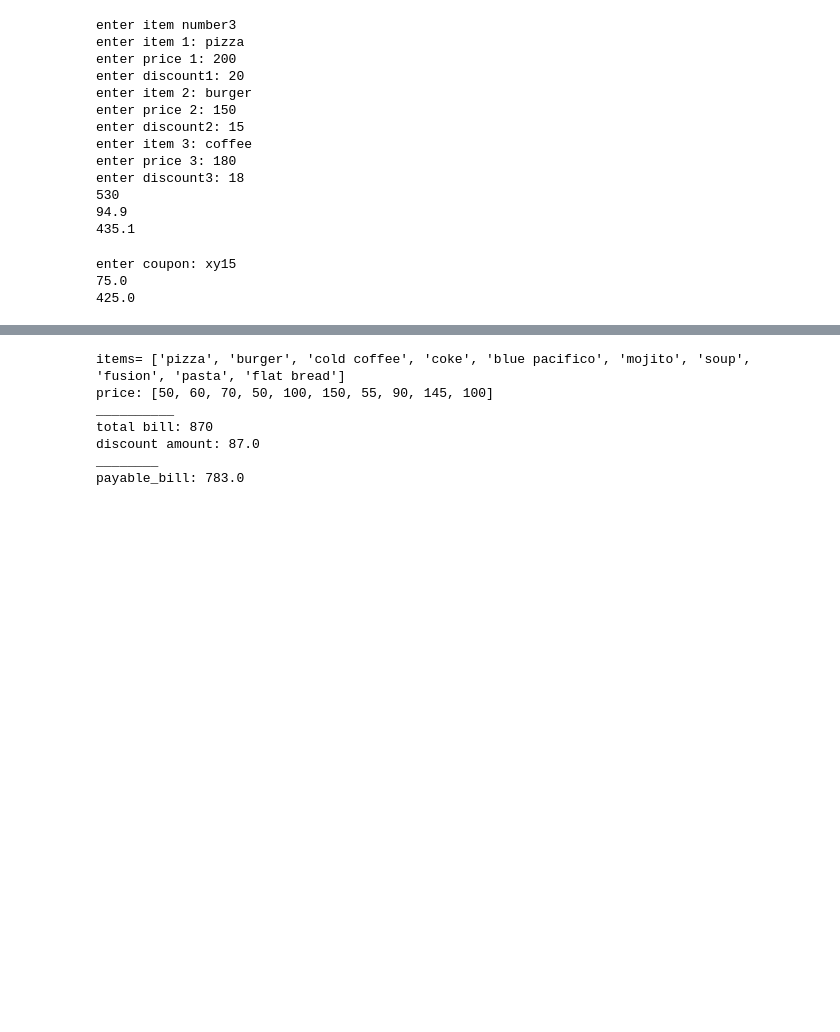
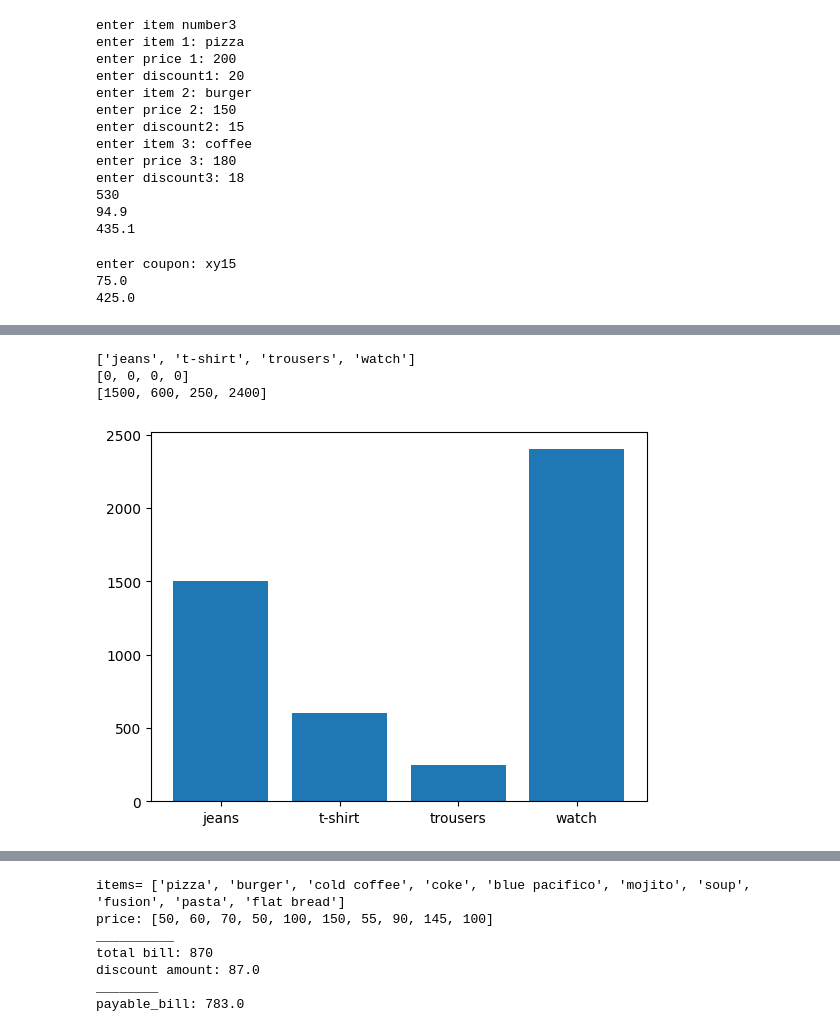
Before and after one commit to vaishnavilawaniya756-web/SHARMA, a Jupyter notebook: lAWANIYA.ipynb, the cells around one changed output, grey strips where cells are left out. Saved outputs shown, nothing was run; the diff lists cells and outputs as text; code cells hidden in the pictures; blank space fills up the shorter version.

```diff
--- a/lAWANIYA.ipynb
+++ b/lAWANIYA.ipynb
@@ -1394,0 +1408,27 @@ print(us)
+# %%
+customer_name=["suresh", "rakesh","priya", "shivani","swati", "amrita","anshika","manu","krishna","yash"]
+product=["jeans","t-shirt","trousers","jeans","t-shirt","watch","watch","t-shirt","jeans","watch"]
+price=[500,200,250,500,200,800,800,200,500,800]
+state=["punjab","up","haryana","hp","up","haryana","up","punjab","up","hp"]
+gender=["m","f","f","m","f","m","f","m","f","m"]
+u_p=[]#unique product
+p_w_s=[]#product wise sales
+for i in product:
+ if i not in u_p:
+    u_p.append(i)
+    p_w_s.append(0)
+
+print(u_p)
+print(p_w_s)
+for i in range(len(product)):
+  index= u_p.index(product[i])
+  p_w_s[index]=p_w_s[index]+price[i]
+print(p_w_s)
+import matplotlib.pyplot as plt
+plt.bar(u_p ,p_w_s)
+plt.show()
+# %% [output]
+['jeans', 't-shirt', 'trousers', 'watch']
+[0, 0, 0, 0]
+[1500, 600, 250, 2400]
+[figure, added]
```
Also changed, not shown: parts of 2 cells of this notebook.
